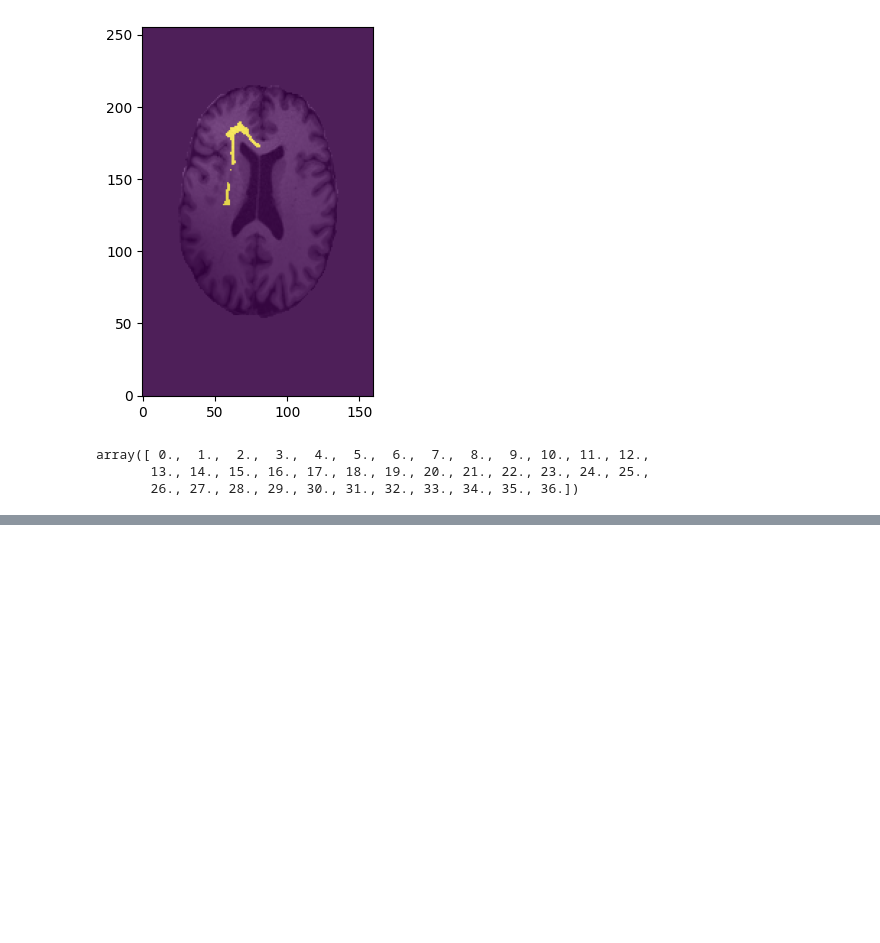
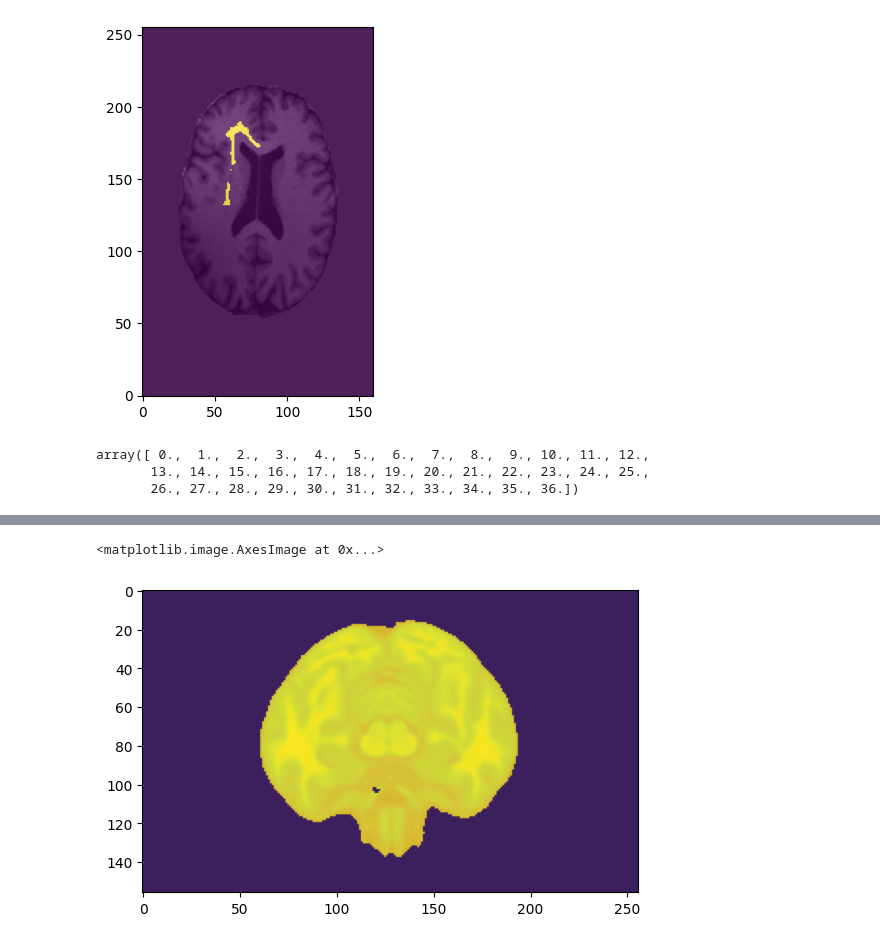
Before and after one commit to BenjaminPhi5/auto-wmh-bullseye-parc, a Jupyter notebook: wmhparc/testing.ipynb, the cells around one changed output, grey strips where cells are left out. Saved outputs shown, nothing was run; the diff lists cells and outputs as text; code cells hidden in the pictures; blank space fills up the shorter version.

```diff
--- a/wmhparc/testing.ipynb
+++ b/wmhparc/testing.ipynb
@@ -162,0 +193,2 @@ array([ 0.,  1.,  2.,  3.,  4.,  5.,  6.,  7.,  8.,  9., 10., 11., 12.,
+# %%
+t = load_image(template)
@@ -162,0 +199,6 @@ array([ 0.,  1.,  2.,  3.,  4.,  5.,  6.,  7.,  8.,  9., 10., 11., 12.,
+# %%
+plt.imshow(t[128])
+plt.imshow(ssm[128], alpha=0.8)
+# %% [output]
+<matplotlib.image.AxesImage at 0x...>
+[figure, added]
```
Also changed, not shown: parts of 7 cells of this notebook, 1 other file.
